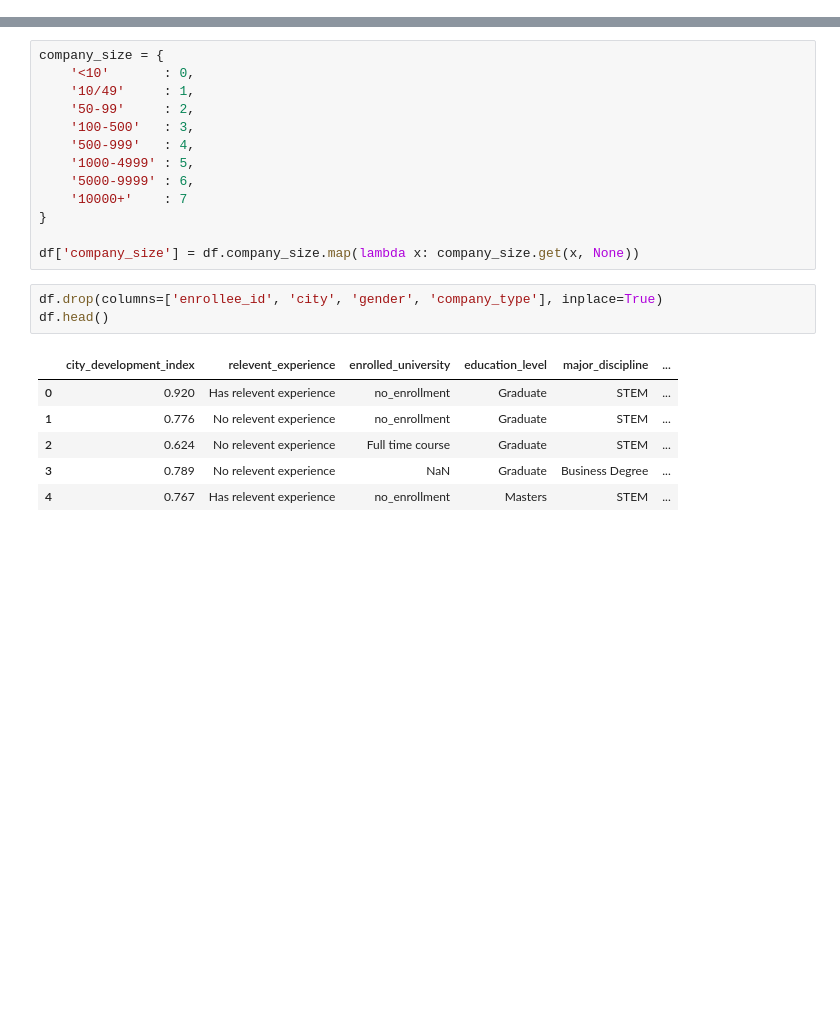
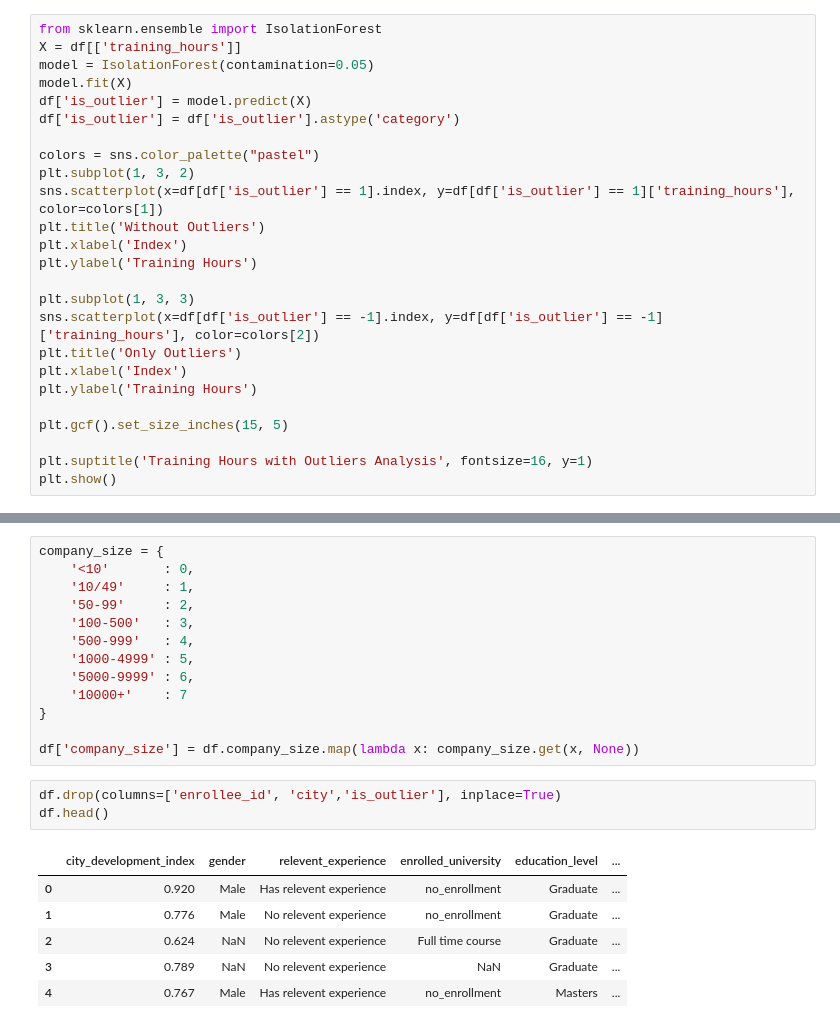
Before and after one commit to grumpycatyo-collab/ubiquitous-test, a Jupyter notebook: main.ipynb, the cells around one changed output, grey strips where cells are left out. Drawn from its saved outputs; the diff is of its cells as text; blank space fills up the shorter version.

```diff
--- a/main.ipynb
+++ b/main.ipynb
@@ -108,0 +145,25 @@ plot_outliers_boxplot(df)
+# %%
+from sklearn.ensemble import IsolationForest
+X = df[['training_hours']]
+model = IsolationForest(contamination=0.05)
+model.fit(X)
+df['is_outlier'] = model.predict(X)
+df['is_outlier'] = df['is_outlier'].astype('category')
+
+colors = sns.color_palette("pastel")
+plt.subplot(1, 3, 2)
+sns.scatterplot(x=df[df['is_outlier'] == 1].index, y=df[df['is_outlier'] == 1]['training_hours'], color=colors[1])
+plt.title('Without Outliers')
+plt.xlabel('Index')
+plt.ylabel('Training Hours')
+
+plt.subplot(1, 3, 3)
+sns.scatterplot(x=df[df['is_outlier'] == -1].index, y=df[df['is_outlier'] == -1]['training_hours'], color=colors[2])
+plt.title('Only Outliers')
+plt.xlabel('Index')
+plt.ylabel('Training Hours')
+
+plt.gcf().set_size_inches(15, 5)
+
+plt.suptitle('Training Hours with Outliers Analysis', fontsize=16, y=1)
+plt.show()
@@ -169,15 +270,15 @@ company_size = {
 
 df['company_size'] = df.company_size.map(lambda x: company_size.get(x, None))
 # %%
-df.drop(columns=['enrollee_id', 'city', 'gender', 'company_type'], inplace=True)
+df.drop(columns=['enrollee_id', 'city','is_outlier'], inplace=True)
 df.head()
 # %% [output]
-|  | city_development_index | relevent_experience | enrolled_university | education_level | major_discipline | ... |
-| 0 | 0.920 | Has relevent experience | no_enrollment | Graduate | STEM | ... |
-| 1 | 0.776 | No relevent experience | no_enrollment | Graduate | STEM | ... |
-| 2 | 0.624 | No relevent experience | Full time course | Graduate | STEM | ... |
-| 3 | 0.789 | No relevent experience | NaN | Graduate | Business Degree | ... |
-| 4 | 0.767 | Has relevent experience | no_enrollment | Masters | STEM | ... |
+|  | city_development_index | gender | relevent_experience | enrolled_university | education_level | ... |
+| 0 | 0.920 | Male | Has relevent experience | no_enrollment | Graduate | ... |
+| 1 | 0.776 | Male | No relevent experience | no_enrollment | Graduate | ... |
+| 2 | 0.624 | NaN | No relevent experience | Full time course | Graduate | ... |
+| 3 | 0.789 | NaN | No relevent experience | NaN | Graduate | ... |
+| 4 | 0.767 | Male | Has relevent experience | no_enrollment | Masters | ... |
 # %%
 categorical_columns = df.select_dtypes(include=['object']).columns.to_list()
 for column in categorical_columns:
```
Also changed, not shown: parts of 41 cells of this notebook.
